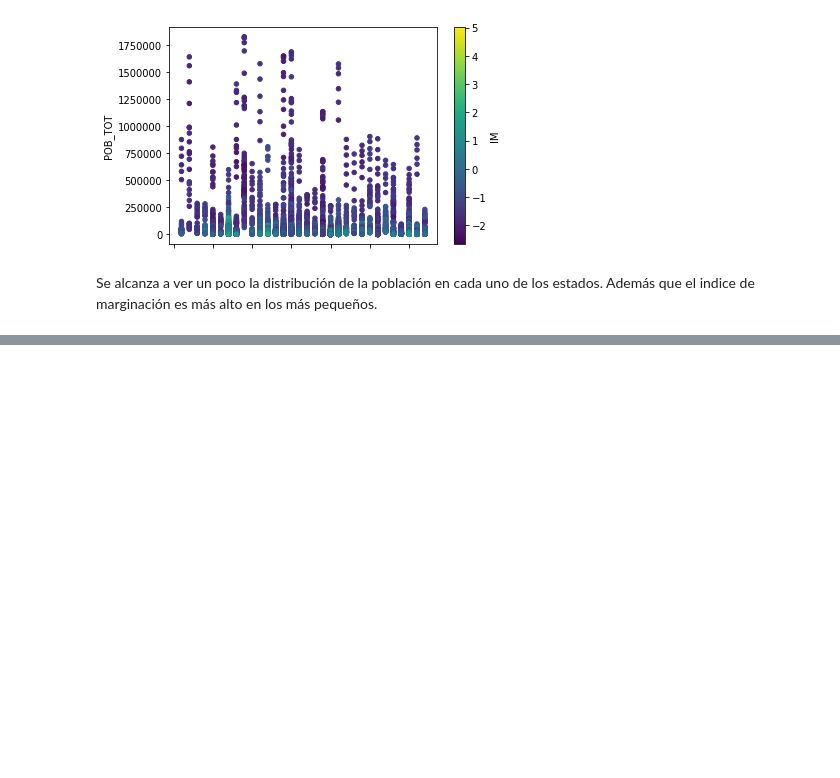
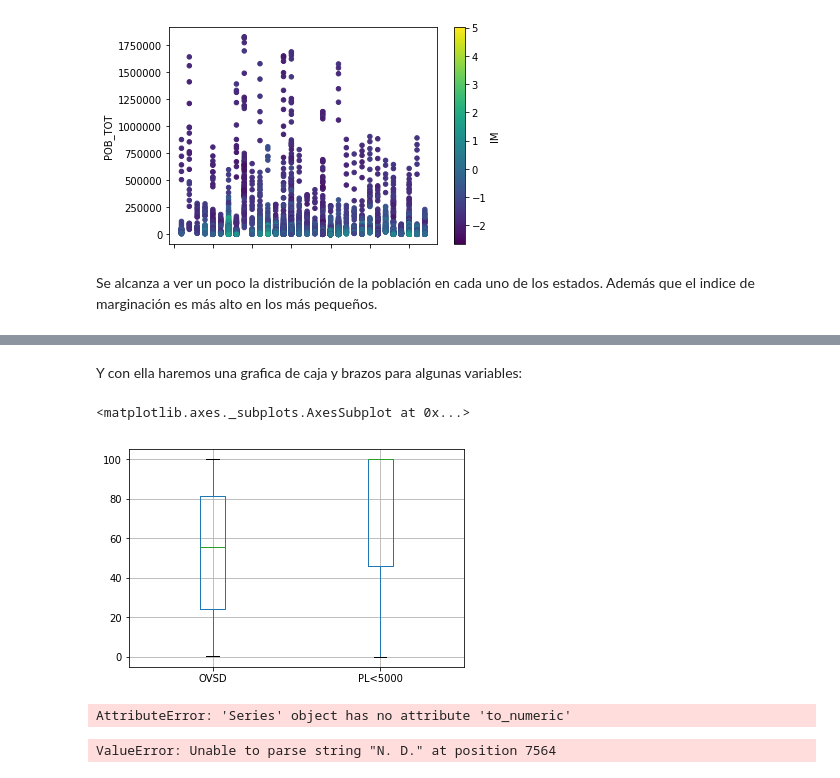
Before and after one commit to jeroaranda/aplicada3, a Jupyter notebook: marginacion.ipynb, the cells around one changed output, grey strips where cells are left out. Saved outputs shown, nothing was run; the diff lists cells and outputs as text; code cells hidden in the pictures; blank space fills up the shorter version.

```diff
--- a/marginacion.ipynb
+++ b/marginacion.ipynb
@@ -30,5 +30,5 @@ Podemos ver que tiene valores vacíos definidos por un guión, procedemos a marc
 # %%
-missing_values = ["-"]
+missing_values = ["-",'N.']
 df = pd.read_csv("indice_marginacion.csv", na_values = missing_values)
 df.head()
 # %% [output]
@@ -99,0 +104,4 @@ Se alcanza a ver un poco la distribución de la población en cada uno de los es
+# %%
+df_sample=df.sample(n=600,random_state=42)
+print(df_sample.shape)
+df_sample.head()
@@ -99,0 +117,15 @@ Se alcanza a ver un poco la distribución de la población en cada uno de los es
+# %% [markdown]
+Y con ella haremos una grafica de caja y brazos para algunas variables:
+# %%
+df_sample.boxplot(column=['OVSD','PL<5000'])
+# %% [output]
+<matplotlib.axes._subplots.AxesSubplot at 0x...>
+[figure, added]
+# %%
+print(type(df['ANALF'].to_numeric()))
+# %% [output]
+AttributeError: 'Series' object has no attribute 'to_numeric'
+# %%
+pd.to_numeric(df['ANALF'])
+# %% [output]
+ValueError: Unable to parse string "N. D." at position 7564
```
Also changed, not shown: parts of 6 cells of this notebook.
